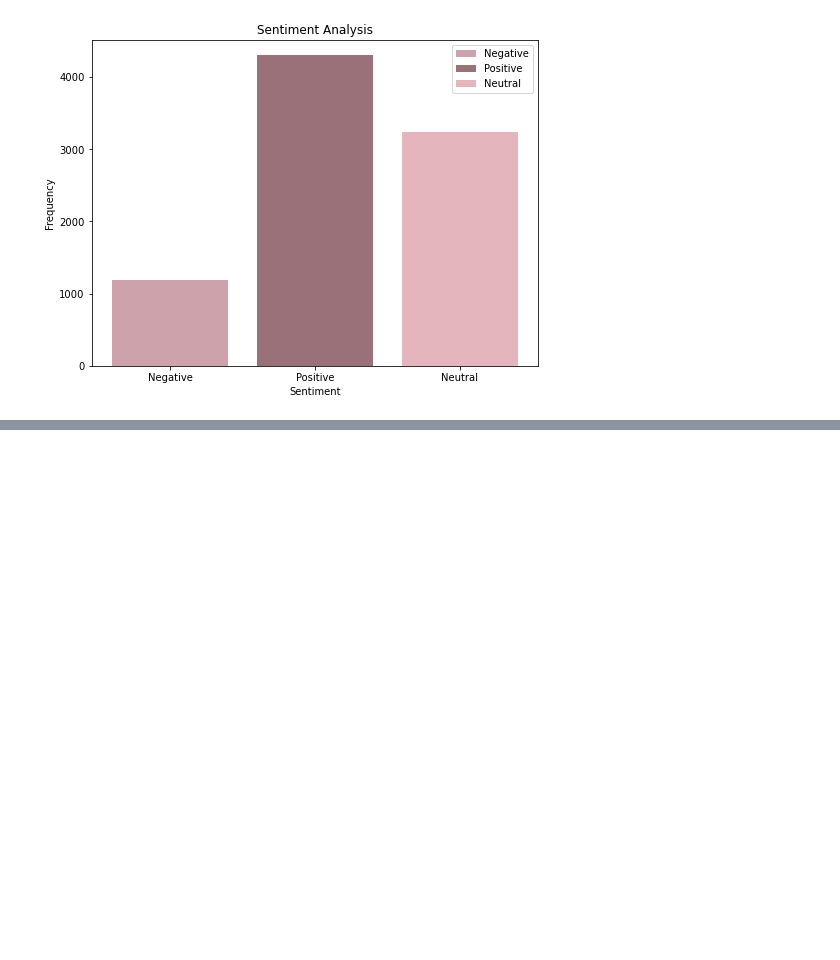
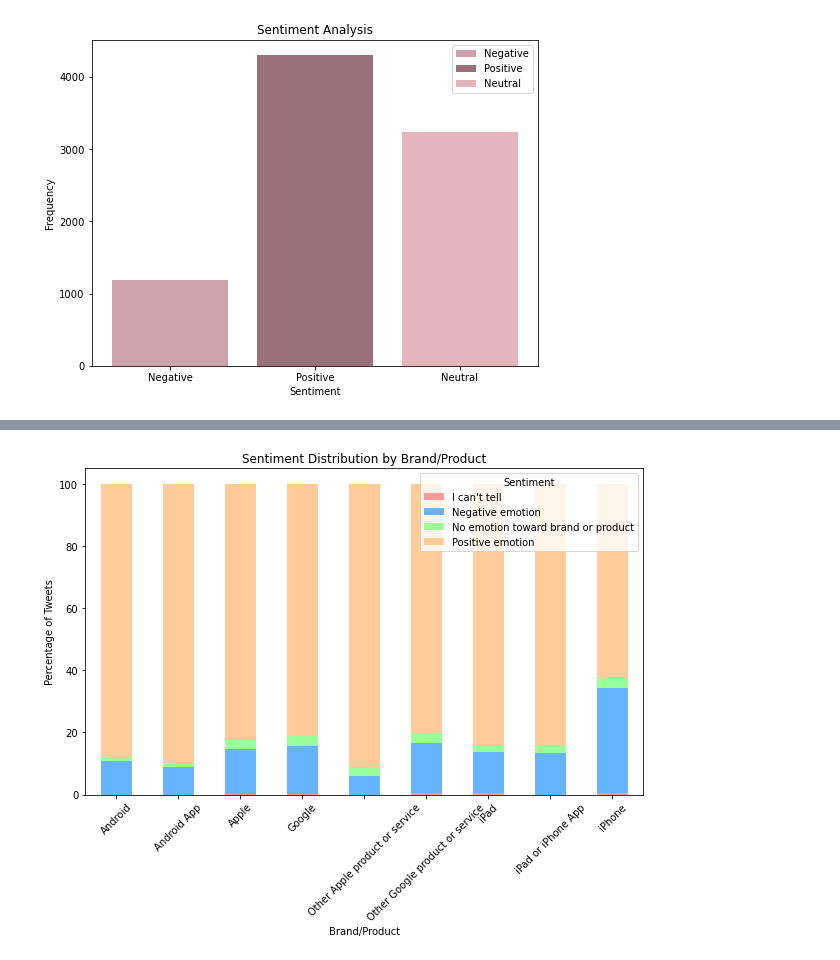
Before and after one commit to Ingavi39/DSC-Phase-4-project-NLP, a Jupyter notebook: Index.ipynb, the cells around one changed output, grey strips where cells are left out. Saved outputs shown, nothing was run; the diff lists cells and outputs as text; code cells hidden in the pictures; blank space fills up the shorter version.

```diff
--- a/Index.ipynb
+++ b/Index.ipynb
@@ -328,3 +341,12 @@ plt.title('Sentiment Analysis')
 plt.show()
 # %% [output]
 [figure]
+# %%
+# Analyzing the most frequently mentioned brands/products
+brand_product_counts = df['emotion_in_tweet_is_directed_at'].value_counts().head(10)
+
+# Extracting sentiment counts for each of the top brands/products
+top_brands_products = brand_product_counts.index
+sentiment_by_brand = df[df['emotion_in_tweet_is_directed_at'].isin(top_brands_products)].groupby(['emotion_in_tweet_is_directed_at', 'is_there_an_emotion_directed_at_a_brand_or_product']).size().unstack(fill_value=0)
+
+brand_product_counts, sentiment_by_brand
@@ -330,0 +405,8 @@ plt.show()
+# %%
+# Create a pivot table to analyze the sentiment distribution for each top brand/product
+sentiment_pivot = df[df['emotion_in_tweet_is_directed_at'].isin(top_brands_products)].pivot_table(index='emotion_in_tweet_is_directed_at', columns='is_there_an_emotion_directed_at_a_brand_or_product', aggfunc='size', fill_value=0)
+
+# Normalize the pivot table to see the percentage distribution of sentiments for each brand/product
+sentiment_pivot_percentage = sentiment_pivot.div(sentiment_pivot.sum(axis=1), axis=0) * 100
+
+sentiment_pivot, sentiment_pivot_percentage
@@ -330,0 +456,11 @@ plt.show()
+# %%
+# Top brands/products with sentiment breakdown
+sentiment_pivot_percentage.plot(kind='bar', stacked=True, figsize=(10, 6), color=['#ff9999','#66b3ff','#99ff99','#ffcc99'])
+plt.title('Sentiment Distribution by Brand/Product')
+plt.xlabel('Brand/Product')
+plt.ylabel('Percentage of Tweets')
+plt.xticks(rotation=45)
+plt.legend(title='Sentiment')
+plt.show()
+# %% [output]
+[figure, added]
```
Also changed, not shown: parts of 18 cells of this notebook.
